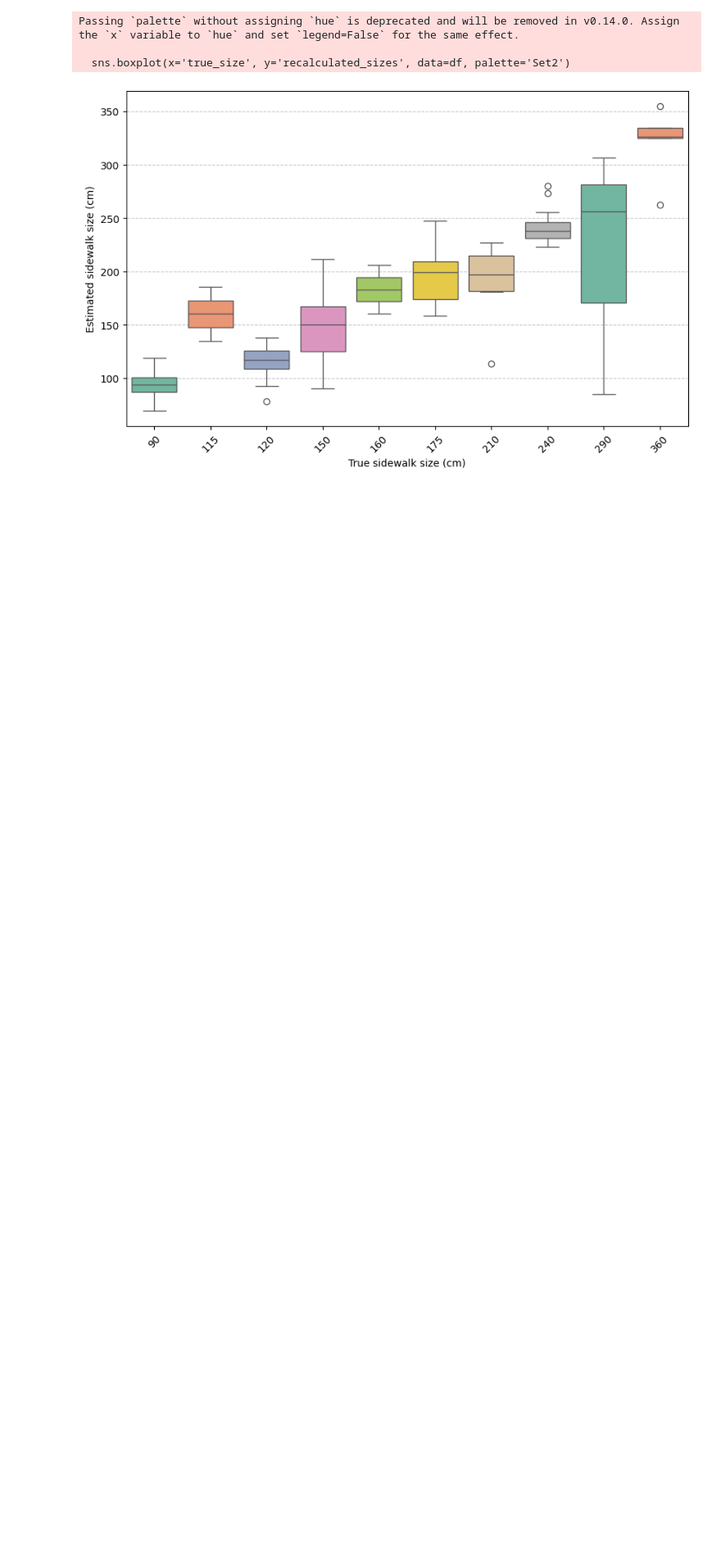
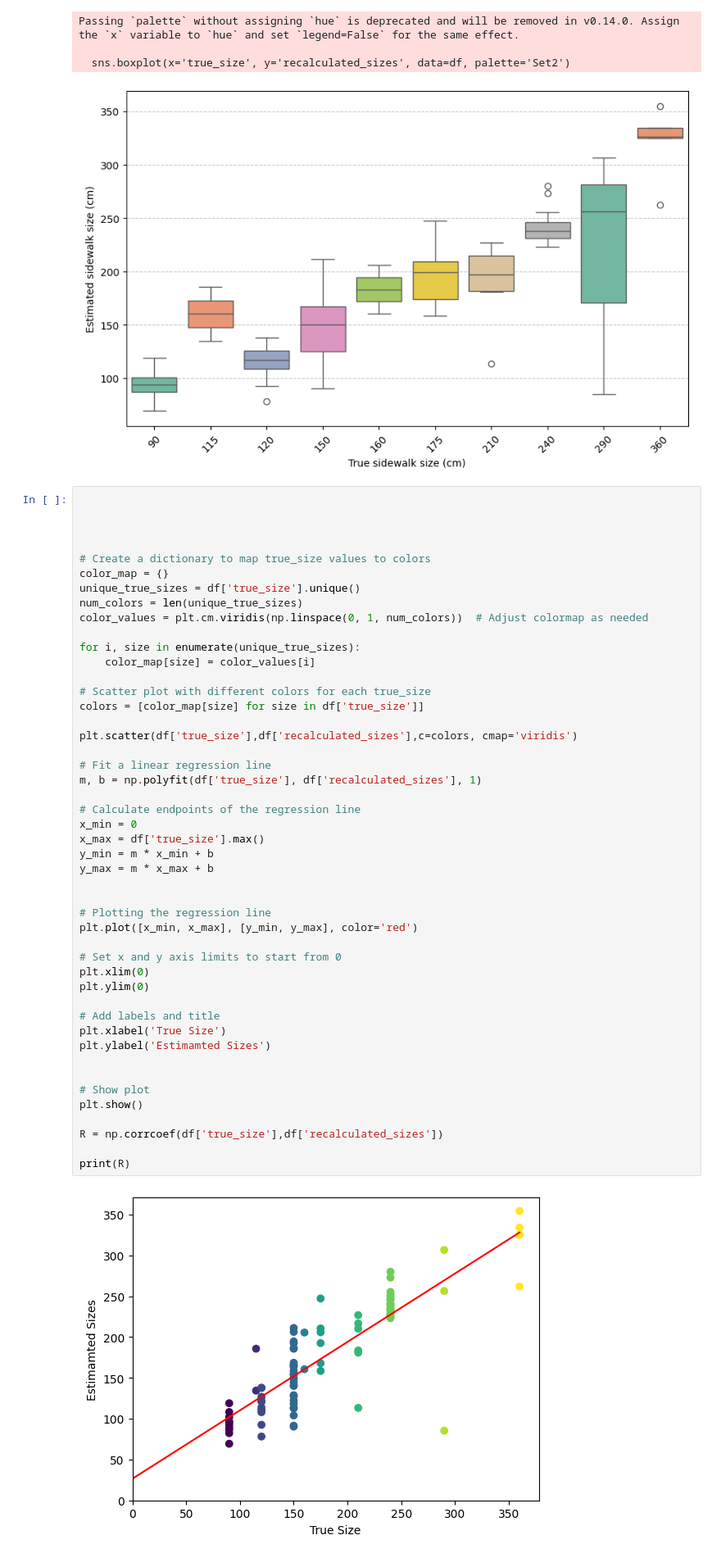
Before and after one commit to kevisam/Thesis, a Jupyter notebook: ThesisCode/DepthSensing/metric_depth/Results/Results.ipynb, the cells around one changed output. Shown at 82% size. Drawn from its saved outputs; the diff is of its cells as text; blank space fills up the shorter version.

Commit message:
feat: Scatterplot  + Correlation+ MSE and MAE plots

```diff
--- a/ThesisCode/DepthSensing/metric_depth/Results/Results.ipynb
+++ b/ThesisCode/DepthSensing/metric_depth/Results/Results.ipynb
@@ -174,3 +174,52 @@ Passing `palette` without assigning `hue` is deprecated and will be removed in v
 
   sns.boxplot(x='true_size', y='recalculated_sizes', data=df, palette='Set2')
 [figure]
+# %%
+
+
+
+
+# Create a dictionary to map true_size values to colors
+color_map = {}
+unique_true_sizes = df['true_size'].unique()
+num_colors = len(unique_true_sizes)
+color_values = plt.cm.viridis(np.linspace(0, 1, num_colors))  # Adjust colormap as needed
+
+for i, size in enumerate(unique_true_sizes):
+    color_map[size] = color_values[i]
+
+# Scatter plot with different colors for each true_size
+colors = [color_map[size] for size in df['true_size']]
+
+plt.scatter(df['true_size'],df['recalculated_sizes'],c=colors, cmap='viridis')
+
+# Fit a linear regression line
+m, b = np.polyfit(df['true_size'], df['recalculated_sizes'], 1)
+
+# Calculate endpoints of the regression line
+x_min = 0
+x_max = df['true_size'].max()
+y_min = m * x_min + b
+y_max = m * x_max + b
+
+
+# Plotting the regression line
+plt.plot([x_min, x_max], [y_min, y_max], color='red')
+
+# Set x and y axis limits to start from 0
+plt.xlim(0)
+plt.ylim(0)
+
+# Add labels and title
+plt.xlabel('True Size')
+plt.ylabel('Estimamted Sizes')
+
+
+# Show plot
+plt.show()
+
+R = np.corrcoef(df['true_size'],df['recalculated_sizes'])
+
+print(R)
+# %% [output]
+[figure, added]
```
Also changed, not shown: parts of 4 cells of this notebook.
